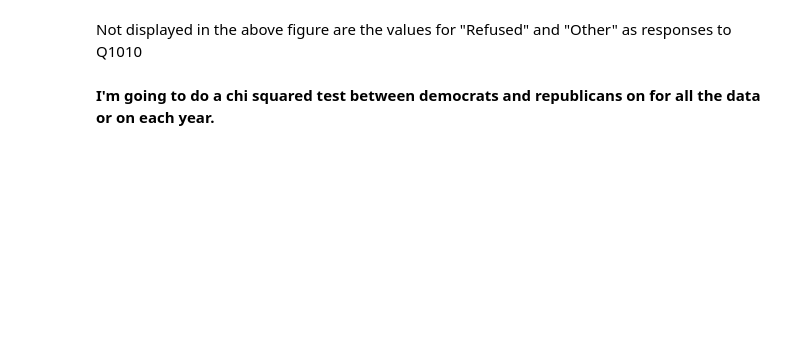
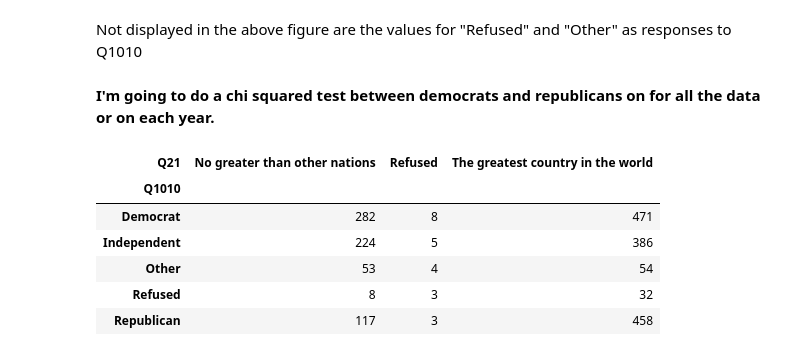
Before and after one commit to wesdevclimb/CodeLouPython2, a Jupyter notebook: Project/ProjectNotebook.ipynb, the cells around one changed output. Drawn from its saved outputs; the diff is of its cells as text; code cells hidden in the pictures; blank space fills up the shorter version.

```diff
--- a/Project/ProjectNotebook.ipynb
+++ b/Project/ProjectNotebook.ipynb
@@ -326,3 +326,14 @@ plt.show()
 Not displayed in the above figure are the values for "Refused" and "Other" as responses to Q1010
 # %% [markdown]
 **I'm going to do a chi squared test between democrats and republicans on for all the data or on each year.**
+# %%
+crosstab = pd.crosstab(all_years_df.loc[2014]['Q1010'], all_years_df.loc[2014]["Q21"])
+crosstab
+# %% [output]
+| Q21 | No greater than other nations | Refused | The greatest country in the world |
+| Q1010 |  |  |  |
+| Democrat | 282 | 8 | 471 |
+| Independent | 224 | 5 | 386 |
+| Other | 53 | 4 | 54 |
+| Refused | 8 | 3 | 32 |
+| Republican | 117 | 3 | 458 |
```
Also changed, not shown: parts of 1 cell of this notebook.
